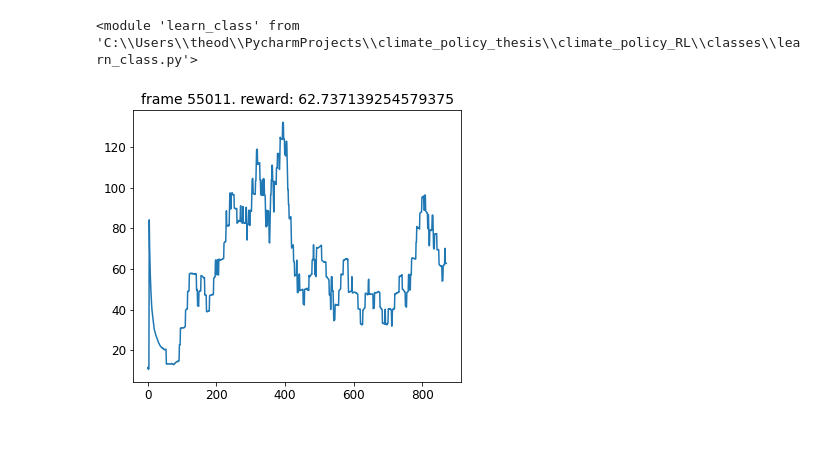
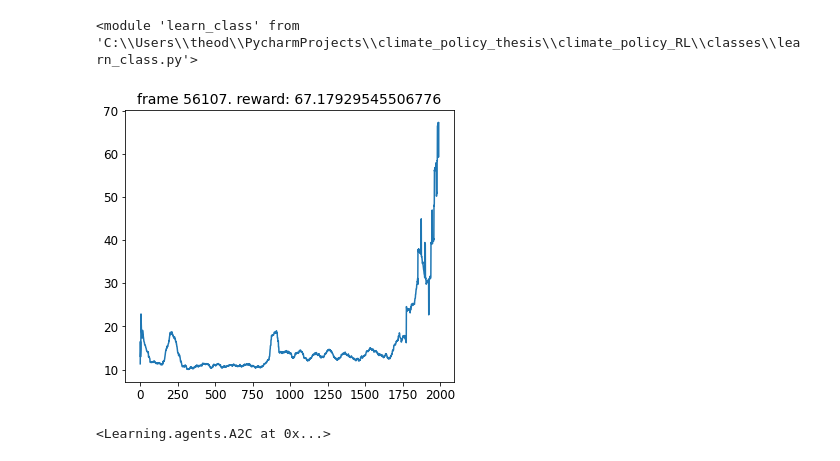
Before and after one commit to TheodoreWolf/climate_policy_rl, a Jupyter notebook: classes/AYS_testing.ipynb, the cells around one changed output. Cells and saved outputs as stored; diff of their text form; code cells hidden in the pictures.

Commit message:
learn class added

```diff
--- a/classes/AYS_testing.ipynb
+++ b/classes/AYS_testing.ipynb
@@ -147,8 +143,9 @@ reload(lc)
 <module 'learn_class' from 'C:\\Users\\theod\\PycharmProjects\\climate_policy_thesis\\climate_policy_RL\\classes\\learn_class.py'>
 # %%
 reload(lc)
-experiment = lc.learning(max_frames=1e6, max_episodes=3000)
-experiment.set_agent("DuelDDQN", epsilon=0.1, lr=3e-4)
-experiment.learning_loop_offline("DuelDDQN", buffer_size=2**14, batch_size=128, per_is=True, notebook=True, plotting=False)
+experiment = lc.learning(wandb_save=False, max_frames=1e6, max_episd)
+experiment.set_agent("A2C", epsilon=0.01, lr=3e-4)
+experiment.learning_loop_online("A2C", notebook=True, plotting=False)
 # %% [output]
-[figure, old version]
+[figure, new version]
+<Learning.agents.A2C at 0x...>
```
Also changed, not shown: parts of 2 cells of this notebook, 5 other files.
